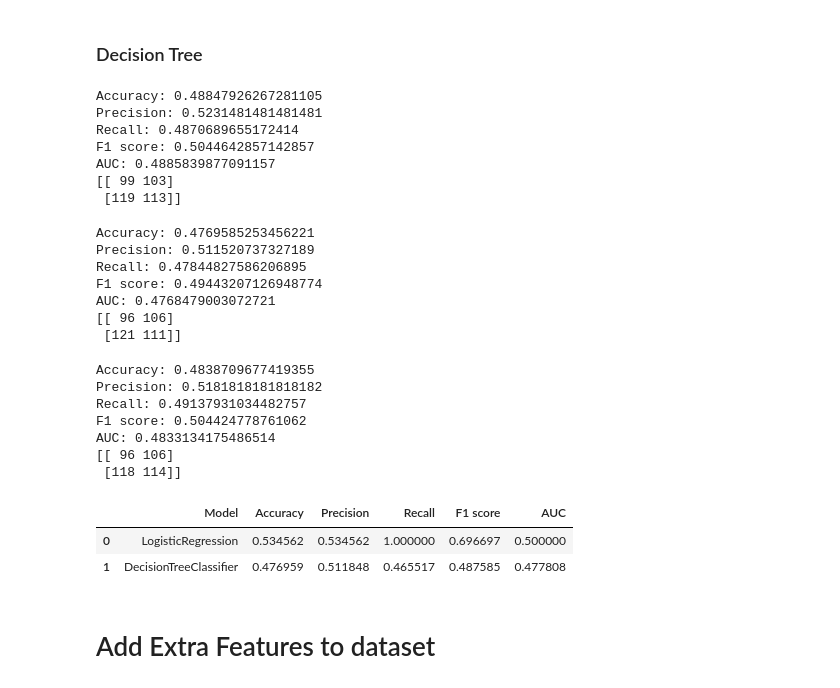
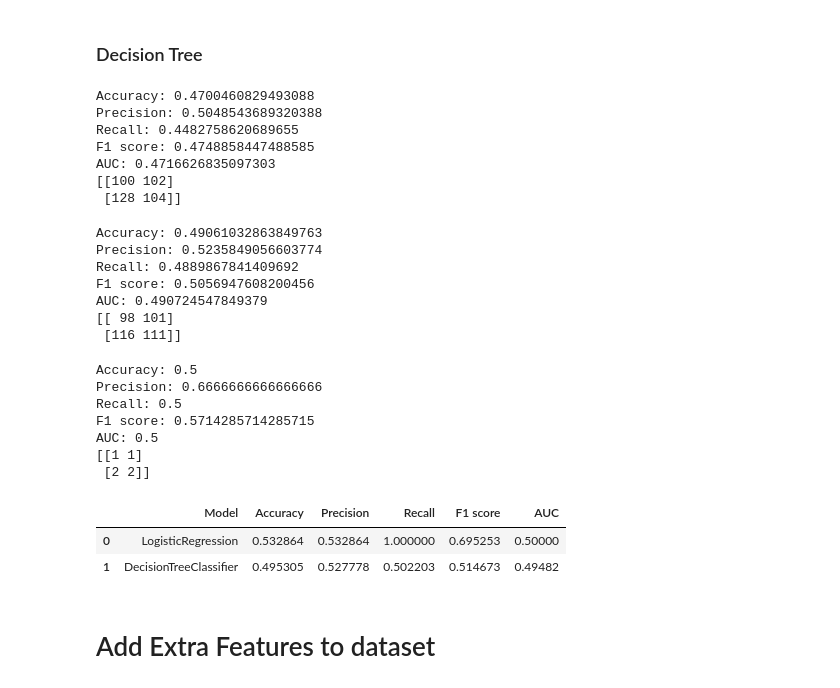
Before and after one commit to mr-robot77/Quera_G11-Project2, a Jupyter notebook: Problem 3/prediction.ipynb, the cells around one changed output. Saved outputs shown, nothing was run; the diff lists cells and outputs as text; code cells hidden in the pictures.

```diff
--- a/Problem 3/prediction.ipynb
+++ b/Problem 3/prediction.ipynb
@@ -729,11 +729,11 @@ from sklearn.tree import DecisionTreeClassifier
 from sklearn.model_selection import train_test_split
 
 
-#X = df.drop(["Label"] , axis=1) # Features
-#y = df["Label"]  # Target
+X = df.drop(["Label"] , axis=1) # Features
+y = df["Label"]  # Target
 
 # Split data
-#X_train, X_test, y_train, y_test = train_test_split(X, y, test_size=0.2, random_state=42)
+X_train, X_test, y_train, y_test = train_test_split(X, y, test_size=0.2, random_state=42)
 
 # Train model
 model = DecisionTreeClassifier()
@@ -752,24 +752,24 @@ print("AUC:", roc_auc_score(y_test, y_pred))
 # Confusion matrix
 print(confusion_matrix(y_test, y_pred))
 # %% [output]
-Accuracy: 0.48847926267281105
-Precision: 0.5231481481481481
-Recall: 0.4870689655172414
-F1 score: 0.5044642857142857
-AUC: 0.4885839877091157
-[[ 99 103]
- [119 113]]
+Accuracy: 0.4700460829493088
+Precision: 0.5048543689320388
+Recall: 0.4482758620689655
+F1 score: 0.4748858447488585
+AUC: 0.4716626835097303
+[[100 102]
+ [128 104]]
 # %%
 import pandas as pd
 from sklearn.tree import DecisionTreeClassifier
 from sklearn.model_selection import train_test_split
 
 
-#X = df_train_val.drop(["Label"] , axis=1) # Features
-#y = df_train_val["Label"]  # Target
+X = df_train_val.drop(["Label"] , axis=1) # Features
+y = df_train_val["Label"]  # Target
 
 # Split data
-#X_train, X_test, y_train, y_test = train_test_split(X, y, test_size=0.2, random_state=42)
+X_train, X_test, y_train, y_test = train_test_split(X, y, test_size=0.2, random_state=42)
 
 # Train model
 model = DecisionTreeClassifier()
@@ -788,24 +788,24 @@ print("AUC:", roc_auc_score(y_test, y_pred))
 # Confusion matrix
 print(confusion_matrix(y_test, y_pred))
 # %% [output]
-Accuracy: 0.4769585253456221
-Precision: 0.511520737327189
-Recall: 0.47844827586206895
-F1 score: 0.49443207126948774
-AUC: 0.4768479003072721
-[[ 96 106]
- [121 111]]
+Accuracy: 0.49061032863849763
+Precision: 0.5235849056603774
+Recall: 0.4889867841409692
+F1 score: 0.5056947608200456
+AUC: 0.490724547849379
+[[ 98 101]
+ [116 111]]
 # %%
 import pandas as pd
 from sklearn.tree import DecisionTreeClassifier
 from sklearn.model_selection import train_test_split
 
 
-#X = df_test.drop(["Label"] , axis=1) # Features
-#y = df_test["Label"]  # Target
+X = df_test.drop(["Label"] , axis=1) # Features
+y = df_test["Label"]  # Target
 
 # Split data
-#X_train, X_test, y_train, y_test = train_test_split(X, y, test_size=0.2, random_state=42)
+X_train, X_test, y_train, y_test = train_test_split(X, y, test_size=0.2, random_state=42)
 
 # Train model
 model = DecisionTreeClassifier()
@@ -824,13 +824,13 @@ print("AUC:", roc_auc_score(y_test, y_pred))
 # Confusion matrix
 print(confusion_matrix(y_test, y_pred))
 # %% [output]
-Accuracy: 0.4838709677419355
-Precision: 0.5181818181818182
-Recall: 0.49137931034482757
-F1 score: 0.504424778761062
-AUC: 0.4833134175486514
-[[ 96 106]
- [118 114]]
+Accuracy: 0.5
+Precision: 0.6666666666666666
+Recall: 0.5
+F1 score: 0.5714285714285715
+AUC: 0.5
+[[1 1]
+ [2 2]]
 # %%
 import warnings
 warnings.filterwarnings('ignore')
@@ -846,36 +846,36 @@ results = pd.DataFrame({
 })
 
 # Loop over the models
 for model_name in ["LogisticRegression", "DecisionTreeClassifier"]:
     # Split the data
-#    X_train, X_test, y_train, y_test = train_test_split(df_train_val.drop(["Label"] , axis=1), df_train_val["Label"] , test_size=0.2, random_state=42)
+    X_train, X_test, y_train, y_test = train_test_split(df_train_val.drop(["Label"] , axis=1), df_train_val["Label"] , test_size=0.2, random_state=42)
 
     # Train the model
     if model_name == "LogisticRegression":
         model = LogisticRegression()
     elif model_name == "DecisionTreeClassifier":
         model = DecisionTreeClassifier()
     model.fit(X_train, y_train)
 
     # Predict
     y_pred = model.predict(X_test)
 
     # Evaluate the model
     results = results.append({
         "Model": model_name,
         "Accuracy": accuracy_score(y_test, y_pred),
         "Precision": precision_score(y_test, y_pred),
         "Recall": recall_score(y_test, y_pred),
         "F1 score": f1_score(y_test, y_pred),
         "AUC": roc_auc_score(y_test, y_pred)
     }, ignore_index=True)
 
 # Print the results
 results
 # %% [output]
 |  | Model | Accuracy | Precision | Recall | F1 score | AUC |
-| 0 | LogisticRegression | 0.534562 | 0.534562 | 1.000000 | 0.696697 | 0.500000 |
-| 1 | DecisionTreeClassifier | 0.476959 | 0.511848 | 0.465517 | 0.487585 | 0.477808 |
+| 0 | LogisticRegression | 0.532864 | 0.532864 | 1.000000 | 0.695253 | 0.50000 |
+| 1 | DecisionTreeClassifier | 0.495305 | 0.527778 | 0.502203 | 0.514673 | 0.49482 |
 # %% [markdown]
 # Add Extra Features to dataset
 # %%
```
Also changed, not shown: parts of 9 cells of this notebook.
